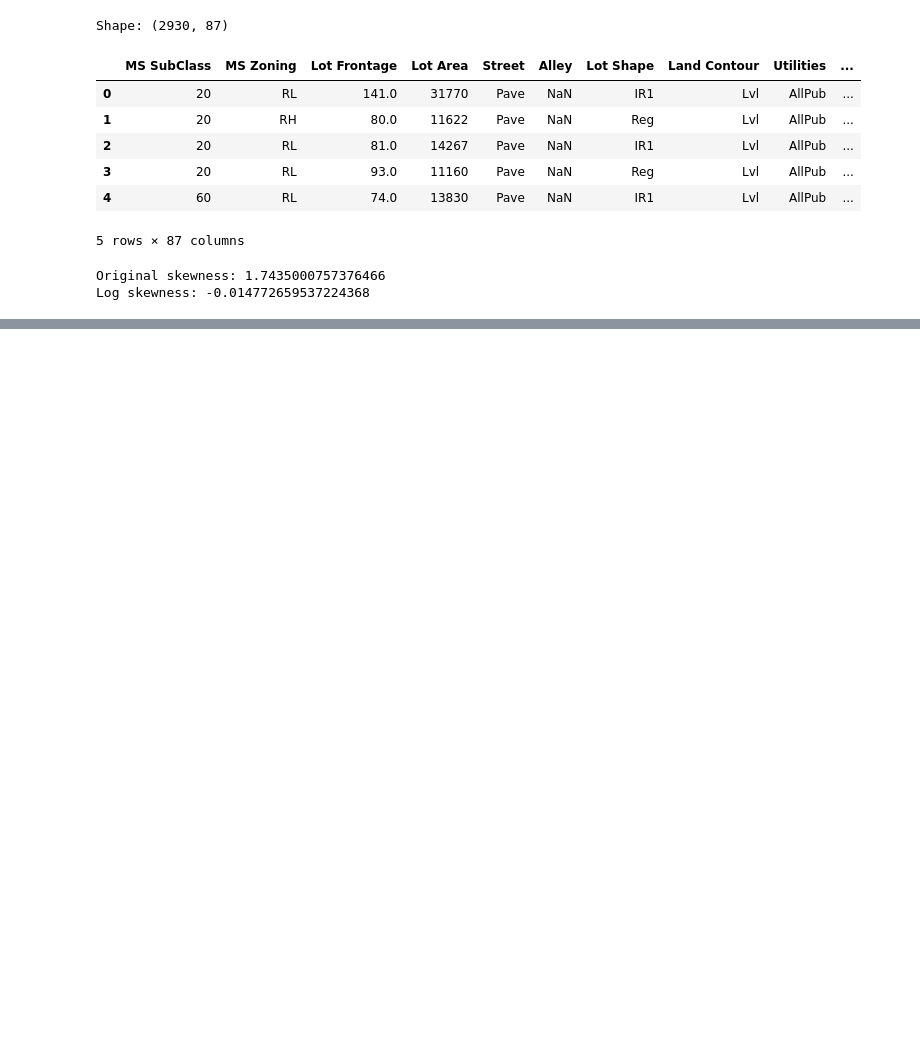
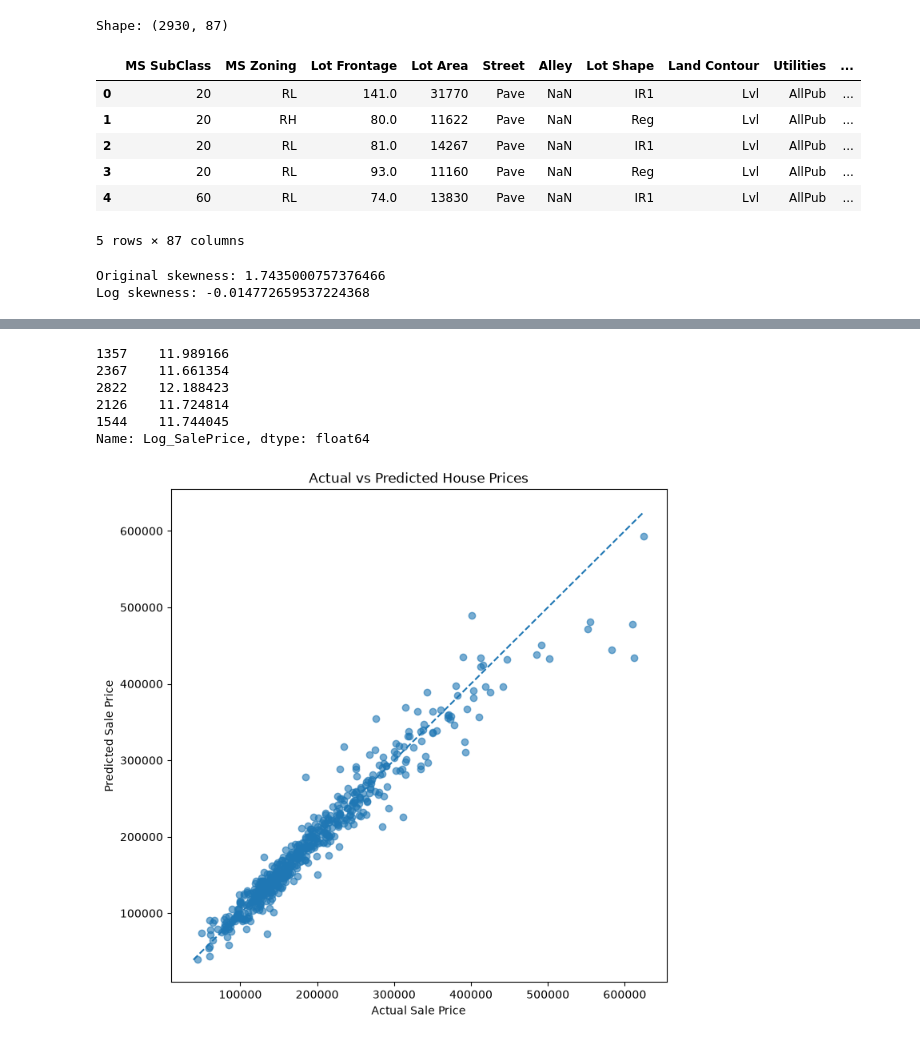
Before and after one commit to kashu9313161/ML-Projects, a Jupyter notebook: house-prediction-system/notebooks/01_eda_feature_engineering/02_model_training.ipynb, the cells around one changed output, grey strips where cells are left out. Drawn from its saved outputs; the diff is of its cells as text; code cells hidden in the pictures; blank space fills up the shorter version.

```diff
--- a/house-prediction-system/notebooks/01_eda_feature_engineering/02_model_training.ipynb
+++ b/house-prediction-system/notebooks/01_eda_feature_engineering/02_model_training.ipynb
@@ -74,0 +266,20 @@ Log skewness: -0.014772659537224368
+# %%
+from sklearn.model_selection import GridSearchCV
+
+xgb_param_grid = {
+    "regressor__n_estimators": [300, 500, 700, 1000, 1200],
+    "regressor__learning_rate": [0.02, 0.03, 0.04, 0.05, 0.1, 0.003, 0.005, 0.025],
+    "regressor__max_depth": [3, 4, 5],
+    "regressor__min_child_weight": [1, 3, 5]
+}
+
+xgb_grid = GridSearchCV(
+    estimator=xgb_model,
+    param_grid=xgb_param_grid,
+    cv=5,
+    scoring="neg_root_mean_squared_error",
+    n_jobs=-1,
+    verbose=1
+)
+
+xgb_grid.fit(X_train, y_train)
@@ -74,0 +383,44 @@ Log skewness: -0.014772659537224368
+# %%
+print(y_test.head())
+# %% [output]
+1357    11.989166
+2367    11.661354
+2822    12.188423
+2126    11.724814
+1544    11.744045
+Name: Log_SalePrice, dtype: float64
+# %%
+import matplotlib.pyplot as plt
+
+plt.figure(figsize=(8, 8))
+
+plt.scatter(
+    y_test_original,
+    y_pred_original,
+    alpha=0.6
+)
+
+# Perfect prediction line
+min_price = min(
+    y_test_original.min(),
+    y_pred_original.min()
+)
+
+max_price = max(
+    y_test_original.max(),
+    y_pred_original.max()
+)
+
+plt.plot(
+    [min_price, max_price],
+    [min_price, max_price],
+    linestyle="--"
+)
+
+plt.xlabel("Actual Sale Price")
+plt.ylabel("Predicted Sale Price")
+plt.title("Actual vs Predicted House Prices")
+
+plt.show()
+# %% [output]
+[figure, added]
```
Also changed, not shown: parts of 32 cells of this notebook, 16 other files.
